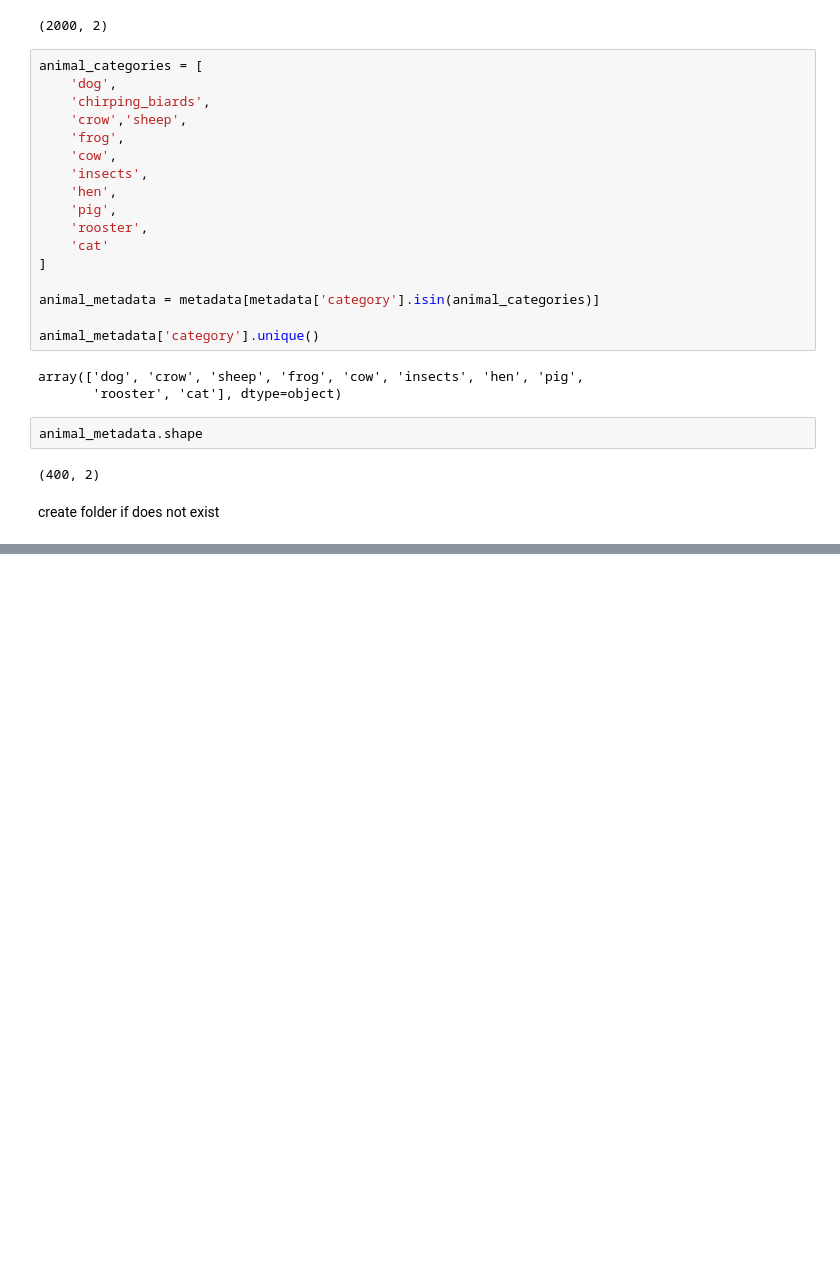
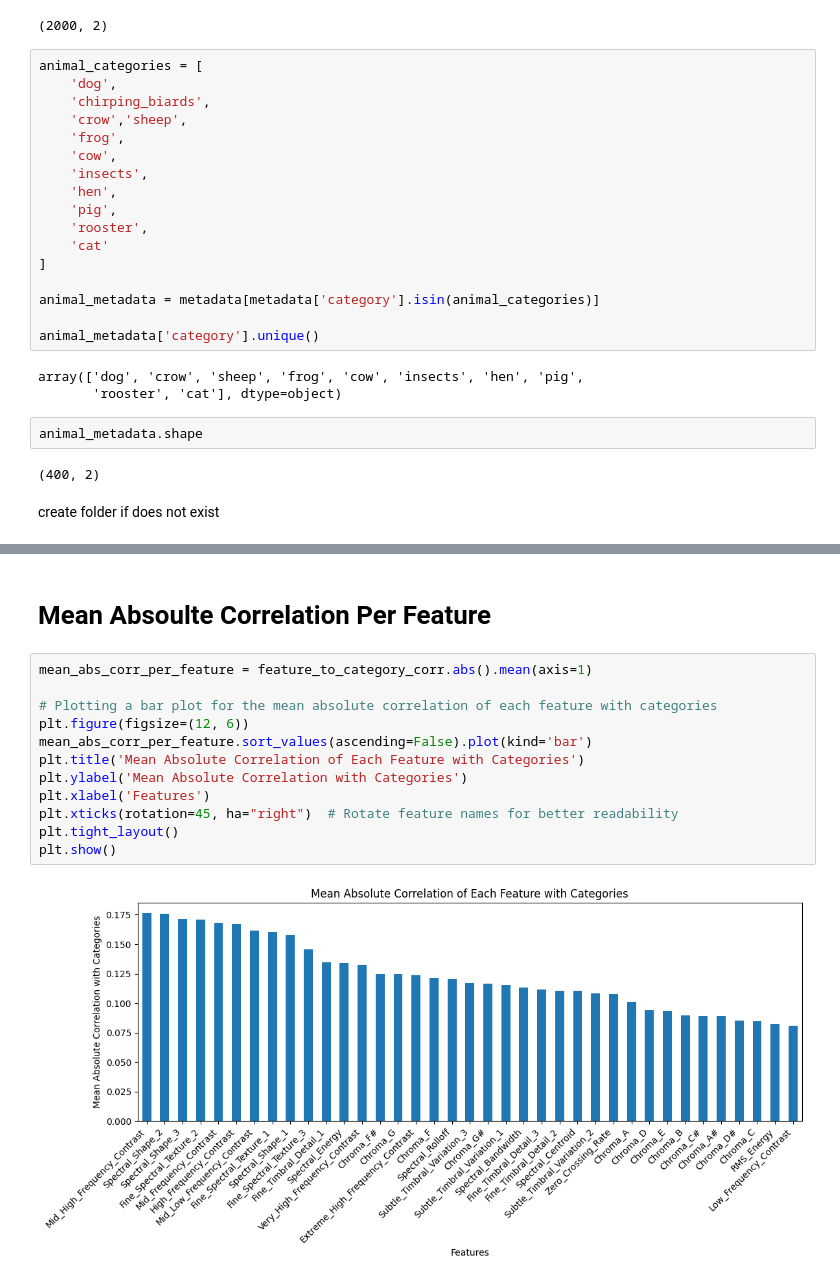
Before and after one commit to RussellArvin/animalsoundprediction, a Jupyter notebook: main.ipynb, the cells around one changed output, grey strips where cells are left out. Cells and saved outputs as stored; diff of their text form; blank space fills up the shorter version.

```diff
--- a/main.ipynb
+++ b/main.ipynb
@@ -263,0 +346,16 @@ animal_metadata
+# %% [markdown]
+# Mean Absoulte Correlation Per Feature
+# %%
+mean_abs_corr_per_feature = feature_to_category_corr.abs().mean(axis=1)
+
+# Plotting a bar plot for the mean absolute correlation of each feature with categories
+plt.figure(figsize=(12, 6))
+mean_abs_corr_per_feature.sort_values(ascending=False).plot(kind='bar')
+plt.title('Mean Absolute Correlation of Each Feature with Categories')
+plt.ylabel('Mean Absolute Correlation with Categories')
+plt.xlabel('Features')
+plt.xticks(rotation=45, ha="right")  # Rotate feature names for better readability
+plt.tight_layout()
+plt.show()
+# %% [output]
+[figure, added]
```
Also changed, not shown: parts of 16 cells of this notebook.
